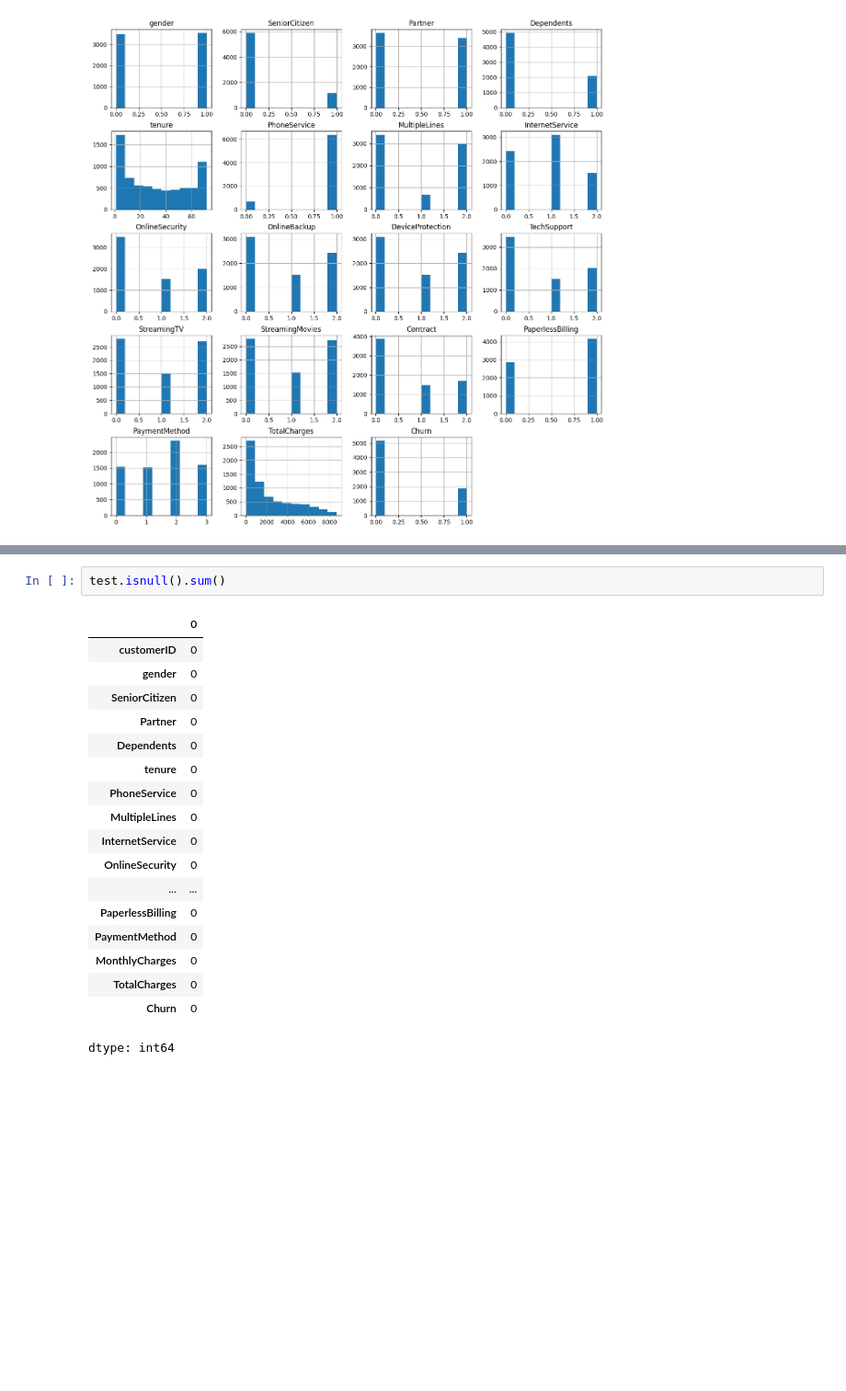
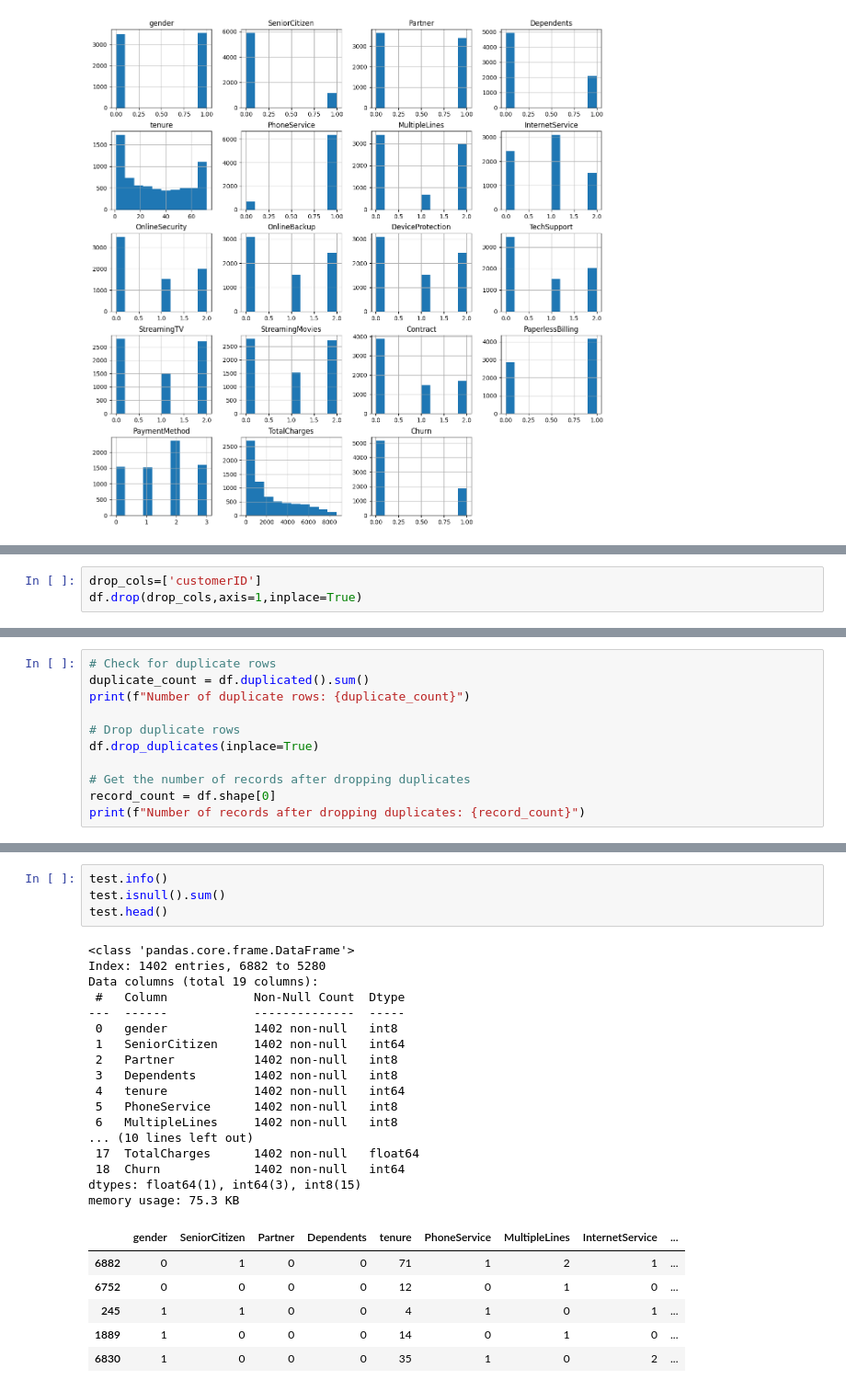
Before and after one commit to DCM2002/Telecom-Customer-Churn, a Jupyter notebook: Telecom_Customer_Churn.ipynb, the cells around one changed output, grey strips where cells are left out. Shown at 92% size. Saved outputs shown, nothing was run; the diff lists cells and outputs as text; blank space fills up the shorter version.

```diff
--- a/Telecom_Customer_Churn.ipynb
+++ b/Telecom_Customer_Churn.ipynb
@@ -180,0 +209,3 @@ array([[<Axes: title={'center': 'gender'}>,
+# %%
+drop_cols=['customerID']
+df.drop(drop_cols,axis=1,inplace=True)
@@ -180,0 +217,11 @@ array([[<Axes: title={'center': 'gender'}>,
+# %%
+# Check for duplicate rows
+duplicate_count = df.duplicated().sum()
+print(f"Number of duplicate rows: {duplicate_count}")
+
+# Drop duplicate rows
+df.drop_duplicates(inplace=True)
+
+# Get the number of records after dropping duplicates
+record_count = df.shape[0]
+print(f"Number of records after dropping duplicates: {record_count}")
@@ -232,21 +271,28 @@ dtype: int64
 # %%
+test.info()
 test.isnull().sum()
+test.head()
 # %% [output]
+<class 'pandas.core.frame.DataFrame'>
+Index: 1402 entries, 6882 to 5280
+Data columns (total 19 columns):
+ #   Column            Non-Null Count  Dtype
+---  ------            --------------  -----
+ 0   gender            1402 non-null   int8
+ 1   SeniorCitizen     1402 non-null   int64
+ 2   Partner           1402 non-null   int8
+ 3   Dependents        1402 non-null   int8
+ 4   tenure            1402 non-null   int64
+ 5   PhoneService      1402 non-null   int8
+ 6   MultipleLines     1402 non-null   int8
+... (10 lines left out)
+ 17  TotalCharges      1402 non-null   float64
+ 18  Churn             1402 non-null   int64
+dtypes: float64(1), int64(3), int8(15)
+memory usage: 75.3 KB
-|  | 0 |
-| customerID | 0 |
-| gender | 0 |
-| SeniorCitizen | 0 |
-| Partner | 0 |
-| Dependents | 0 |
-| tenure | 0 |
-| PhoneService | 0 |
-| MultipleLines | 0 |
-| InternetService | 0 |
-| OnlineSecurity | 0 |
-| ... | ... |
-| PaperlessBilling | 0 |
-| PaymentMethod | 0 |
-| MonthlyCharges | 0 |
-| TotalCharges | 0 |
-| Churn | 0 |
+|  | gender | SeniorCitizen | Partner | Dependents | tenure | PhoneService | MultipleLines | InternetService | ... |
+| 6882 | 0 | 1 | 0 | 0 | 71 | 1 | 2 | 1 | ... |
+| 6752 | 0 | 0 | 0 | 0 | 12 | 0 | 1 | 0 | ... |
+| 245 | 1 | 1 | 0 | 0 | 4 | 1 | 0 | 1 | ... |
+| 1889 | 1 | 0 | 0 | 0 | 14 | 0 | 1 | 0 | ... |
+| 6830 | 1 | 0 | 0 | 0 | 35 | 1 | 0 | 2 | ... |
-dtype: int64
```
Also changed, not shown: parts of 15 cells of this notebook.
